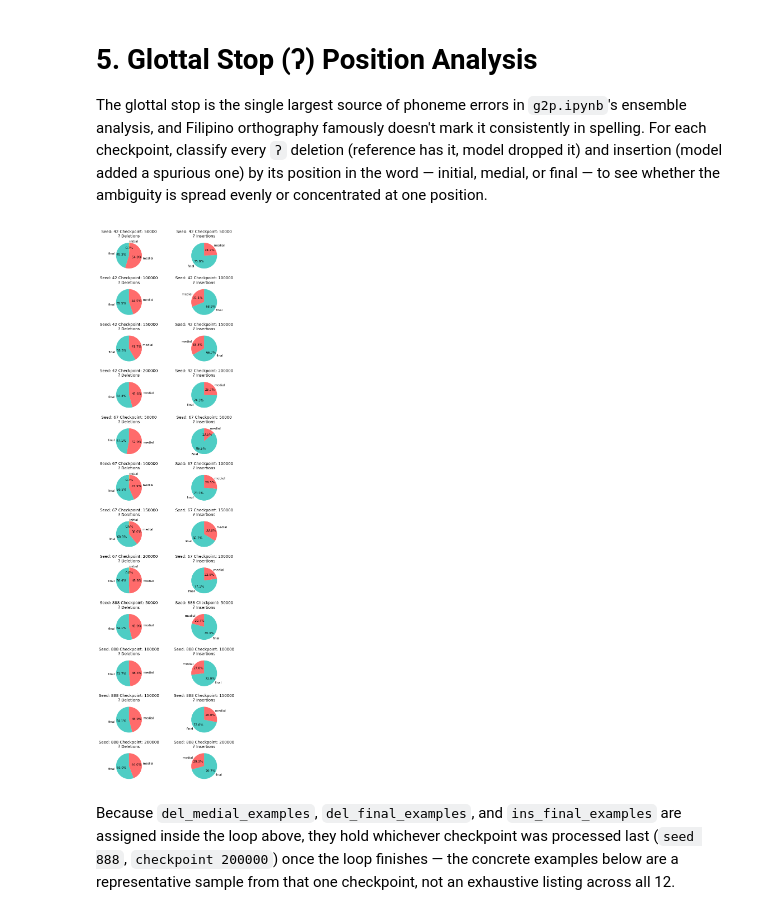
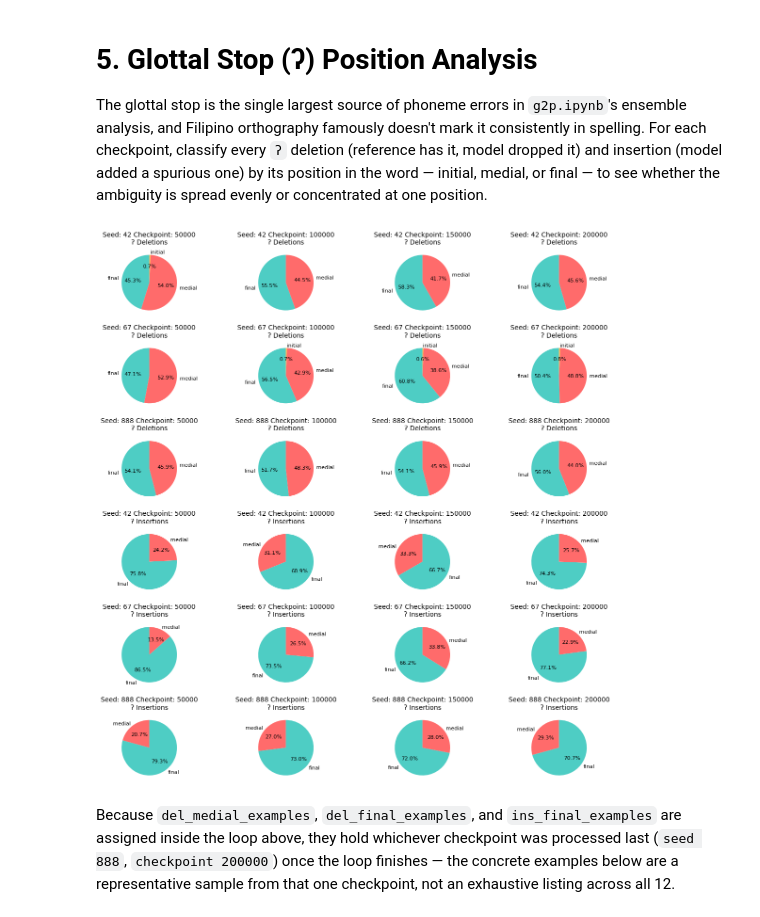
Before and after one commit to OutForMilks/Hunger, a Jupyter notebook: notebooks/per_model_eval.ipynb, the cells around one changed output. Drawn from its saved outputs; the diff is of its cells as text; code cells hidden in the pictures.

```diff
--- a/notebooks/per_model_eval.ipynb
+++ b/notebooks/per_model_eval.ipynb
@@ -481,7 +481,9 @@ display(summary_df)
 
 The glottal stop is the single largest source of phoneme errors in `g2p.ipynb`'s ensemble analysis, and Filipino orthography famously doesn't mark it consistently in spelling. For each checkpoint, classify every `ʔ` deletion (reference has it, model dropped it) and insertion (model added a spurious one) by its position in the word — initial, medial, or final — to see whether the ambiguity is spread evenly or concentrated at one position.
 # %%
-fig, axes = plt.subplots(3, 8, figsize=(6, 20))
+
+
+fig, axes = plt.subplots(6, 4, figsize=(12, 12))
 axes = axes.flatten()
 
 color_map = {
@@ -525,36 +527,37 @@ for i, (ax, df) in enumerate(zip(axes, checkpoint_dfs)):
                 ins_pos[pos] += 1
                 if pos == "final" and len(ins_final_examples) < _MAX_POS_EXAMPLES:
                     ins_final_examples.append((word, ref_str, hyp_str))
             if a != "*":
                 ri += 1
             if b != "*":
                 hi += 1
 
     #rint(f"Seed: {seed_ckpts[i][0]} Checkpoint: {seed_ckpts[i][1]} ")
     #print("Where in the word is the glottal stop ʔ mispredicted?\n")
     #display(_pos_table(del_pos, "ʔ DELETIONS  (ref has ʔ, model dropped it)"))
     #display(_pos_table(ins_pos, "ʔ INSERTIONS (model added a spurious ʔ)"))
 
-    ax1 = axes[i*2]
+    ax1 = axes[i]
 
     labels = list(del_pos.keys())
     sizes = list(del_pos.values())
     colors = [color_map[label] for label in labels]
     ax1.pie(sizes, labels=labels, autopct='%1.1f%%', startangle=90, colors=colors[:len(labels)],  textprops={'fontsize': 8})
     ax1.set_title(f"Seed: {seed_ckpts[i][0]} Checkpoint: {seed_ckpts[i][1]}\nʔ Deletions", fontsize=10)
 
-    ax2 = axes[i*2 + 1]
+    ax2 = axes[i + 12]
 
     labels = list(ins_pos.keys())
     sizes = list(ins_pos.values())
     colors = [color_map[label] for label in labels]
     ax2.pie(sizes, labels=labels, autopct='%1.1f%%', startangle=90, colors=colors[:len(labels)],  textprops={'fontsize': 8})
     ax2.set_title(f"Seed: {seed_ckpts[i][0]} Checkpoint: {seed_ckpts[i][1]}\nʔ Insertions", fontsize=10)
 
+
 plt.tight_layout()
 plt.show()
 # %% [output]
-[figure, old version]
+[figure, new version]
 # %% [markdown]
 Because `del_medial_examples`, `del_final_examples`, and `ins_final_examples` are assigned inside the loop above, they hold whichever checkpoint was processed last (`seed 888`, `checkpoint 200000`) once the loop finishes — the concrete examples below are a representative sample from that one checkpoint, not an exhaustive listing across all 12.
 # %%
```
Also changed, not shown: parts of 2 cells of this notebook.
